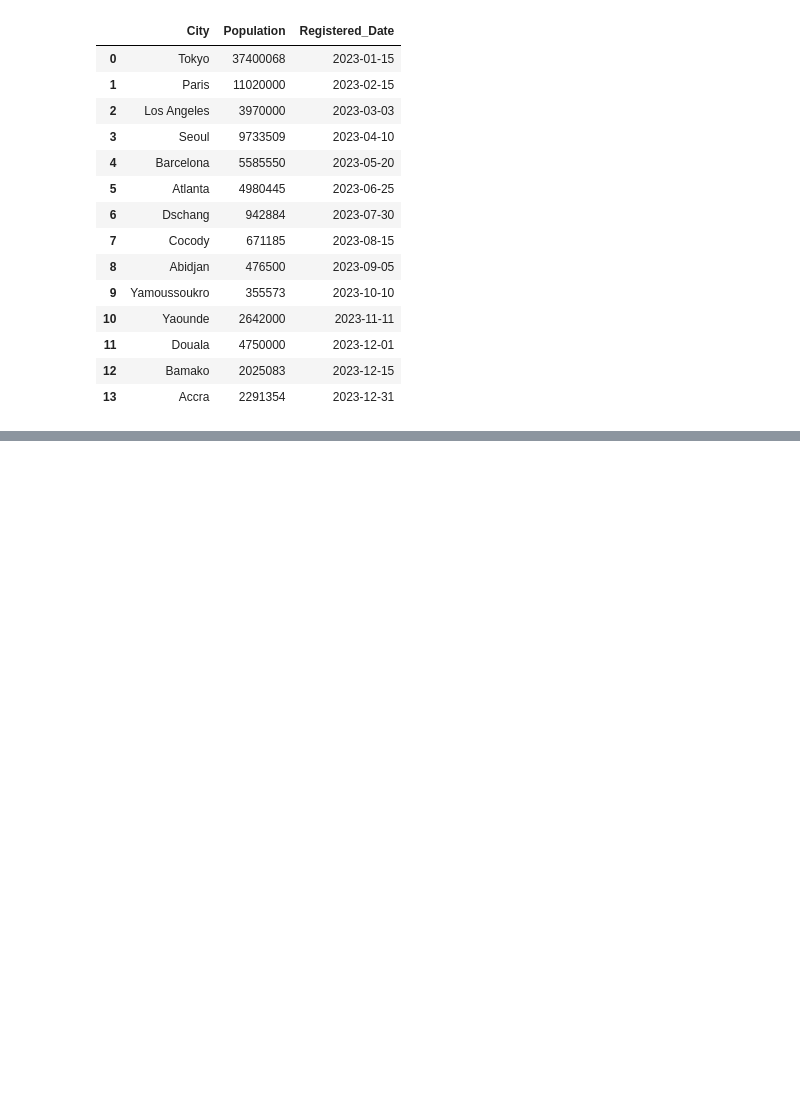
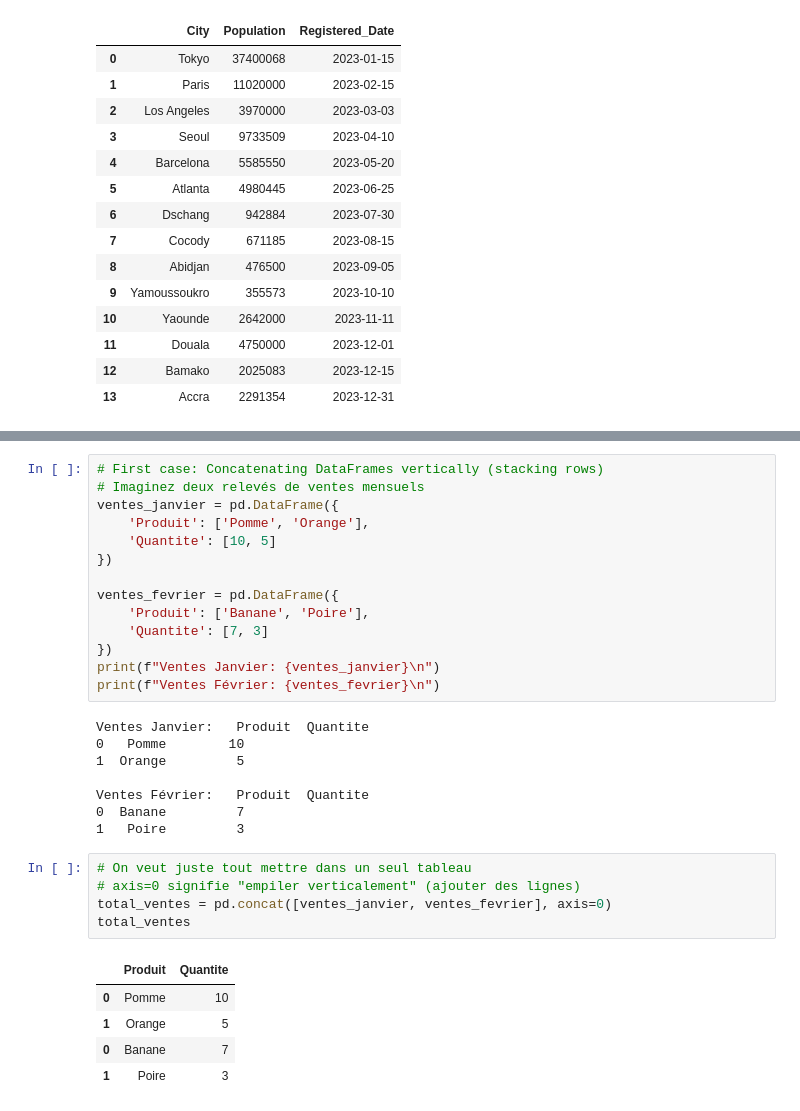
Before and after one commit to Wambaforestin/learning-python, a Jupyter notebook: python_libraries/learning_pandas2.0.ipynb, the cells around one changed output, grey strips where cells are left out. Saved outputs shown, nothing was run; the diff lists cells and outputs as text; blank space fills up the shorter version.

Commit message:
Add new section on combining DataFrames with examples of concat and merge operations

```diff
--- a/python_libraries/learning_pandas2.0.ipynb
+++ b/python_libraries/learning_pandas2.0.ipynb
@@ -1117,0 +1140,33 @@ country_df
+# %%
+# First case: Concatenating DataFrames vertically (stacking rows)
+# Imaginez deux relevés de ventes mensuels
+ventes_janvier = pd.DataFrame({
+    'Produit': ['Pomme', 'Orange'],
+    'Quantite': [10, 5]
+})
+
+ventes_fevrier = pd.DataFrame({
+    'Produit': ['Banane', 'Poire'],
+    'Quantite': [7, 3]
+})
+print(f"Ventes Janvier: {ventes_janvier}\n")
+print(f"Ventes Février: {ventes_fevrier}\n")
+# %% [output]
+Ventes Janvier:   Produit  Quantite
+0   Pomme        10
+1  Orange         5
+
+Ventes Février:   Produit  Quantite
+0  Banane         7
+1   Poire         3
+# %%
+# On veut juste tout mettre dans un seul tableau
+# axis=0 signifie "empiler verticalement" (ajouter des lignes)
+total_ventes = pd.concat([ventes_janvier, ventes_fevrier], axis=0)
+total_ventes
+# %% [output]
+|  | Produit | Quantite |
+| 0 | Pomme | 10 |
+| 1 | Orange | 5 |
+| 0 | Banane | 7 |
+| 1 | Poire | 3 |
```
Also changed, not shown: parts of 5 cells of this notebook.
